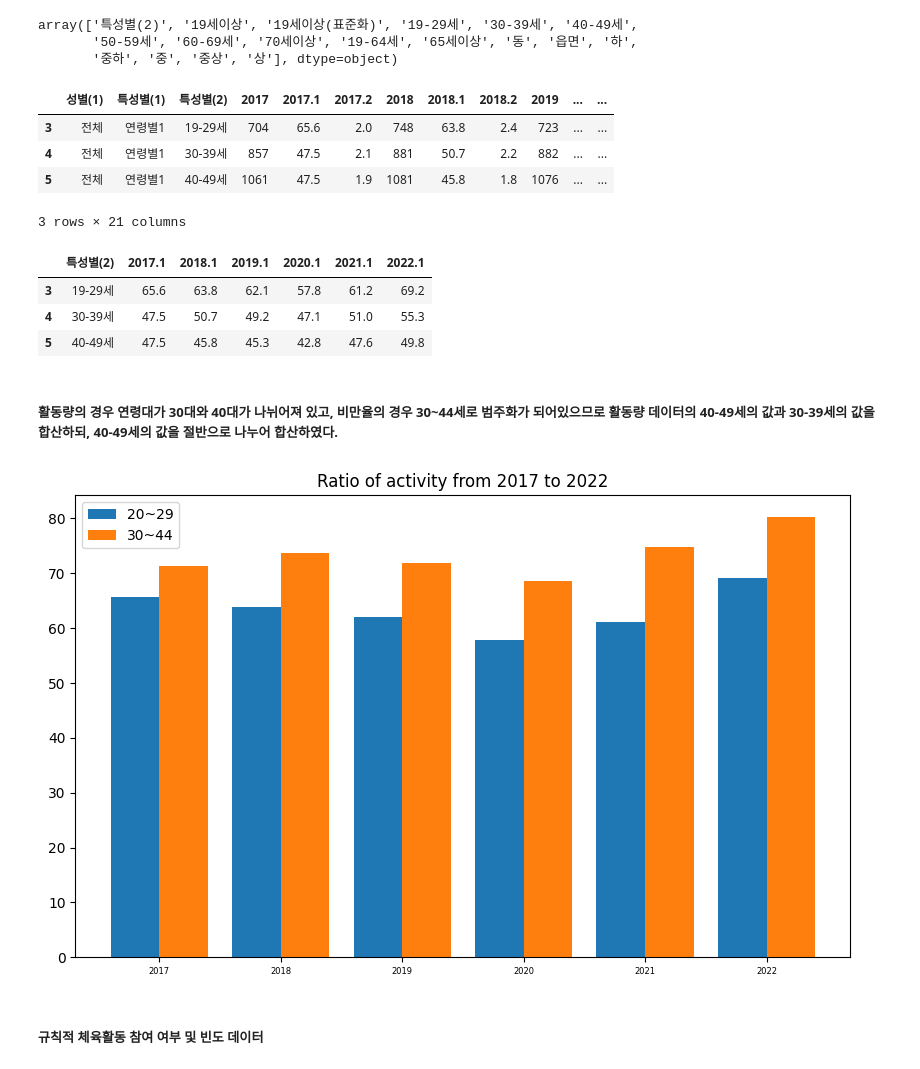
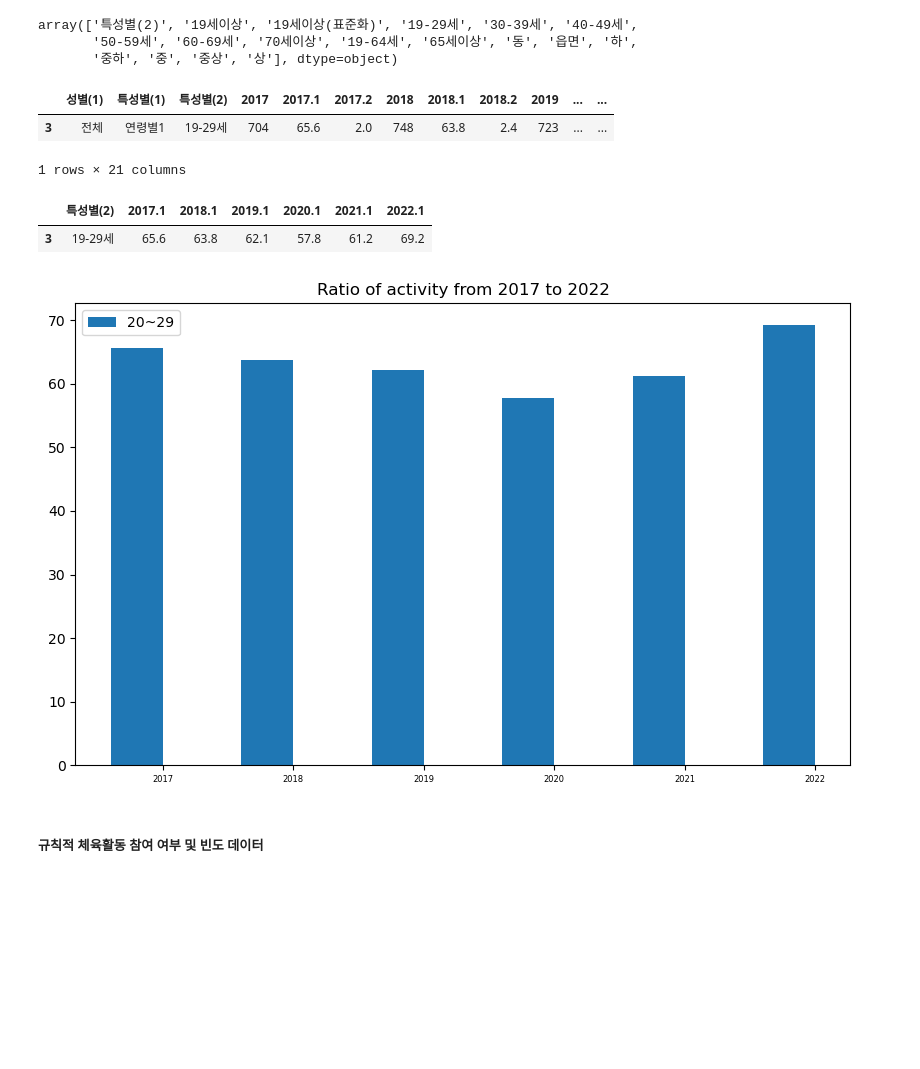
Before and after one commit to gni29/quiet_I, a Jupyter notebook: fat.ipynb, the cells around one changed output. Saved outputs shown, nothing was run; the diff lists cells and outputs as text; code cells hidden in the pictures; blank space fills up the shorter version.

```diff
--- a/fat.ipynb
+++ b/fat.ipynb
@@ -28,7 +28,7 @@ Index(['구분별(1)', '구분별(2)', '구분별(3)', '2009', '2009.1', '2009.2
 # %% [markdown]
 #### 연령대가 19세에서 44세까지의 비만율 데이터만 선택하여 비교
 # %%
-df_target = df[(df["구분별(3)"]=="19~29세") | (df["구분별(3)"]=="30~44세")]
+df_target = df[(df["구분별(3)"]=="19~29세")]
 target_col = ["2017","2018","2019","2020","2021","2022"]
 df_target = df_target[target_col]
 # %% [markdown]
@@ -86,7 +98,7 @@ plt.show()
 # %% [markdown]
 ##### 유산소 신체활동 실천율 추이
 # %%
-activity = pd.read_csv("data\유산소_신체활동_실천율_추이_20241223161235.csv",encoding="cp949")
+activity = pd.read_csv("data/유산소_신체활동_실천율_추이_20241223161235.csv",encoding="cp949")
 activity.info()
 # %% [output]
 <class 'pandas.core.frame.DataFrame'>
@@ -123,40 +135,32 @@ array(['특성별(2)', '19세이상', '19세이상(표준화)', '19-29세', '30-
        '50-59세', '60-69세', '70세이상', '19-64세', '65세이상', '동', '읍면', '하',
        '중하', '중', '중상', '상'], dtype=object)
 # %%
-activity_pr = activity[(activity["특성별(2)"]=="19-29세") | (activity["특성별(2)"]=="30-39세") | (activity["특성별(2)"]=="40-49세")]
+activity_pr = activity[(activity["특성별(2)"]=="19-29세")]
 activity_pr = activity_pr[activity["성별(1)"]=="전체"]
 activity_pr
 # %% [output]
 |  | 성별(1) | 특성별(1) | 특성별(2) | 2017 | 2017.1 | 2017.2 | 2018 | 2018.1 | 2018.2 | 2019 | ... | ... |
 | 3 | 전체 | 연령별1 | 19-29세 | 704 | 65.6 | 2.0 | 748 | 63.8 | 2.4 | 723 | ... | ... |
-| 4 | 전체 | 연령별1 | 30-39세 | 857 | 47.5 | 2.1 | 881 | 50.7 | 2.2 | 882 | ... | ... |
-| 5 | 전체 | 연령별1 | 40-49세 | 1061 | 47.5 | 1.9 | 1081 | 45.8 | 1.8 | 1076 | ... | ... |
-3 rows × 21 columns
+1 rows × 21 columns
 # %%
 activity_pr = activity_pr[["특성별(2)","2017.1","2018.1","2019.1","2020.1","2021.1","2022.1"]]
 activity_pr
 # %% [output]
 |  | 특성별(2) | 2017.1 | 2018.1 | 2019.1 | 2020.1 | 2021.1 | 2022.1 |
 | 3 | 19-29세 | 65.6 | 63.8 | 62.1 | 57.8 | 61.2 | 69.2 |
-| 4 | 30-39세 | 47.5 | 50.7 | 49.2 | 47.1 | 51.0 | 55.3 |
-| 5 | 40-49세 | 47.5 | 45.8 | 45.3 | 42.8 | 47.6 | 49.8 |
-# %% [markdown]
-##### 활동량의 경우 연령대가 30대와 40대가 나뉘어져 있고, 비만율의 경우 30~44세로 범주화가 되어있으므로 활동량 데이터의 40-49세의 값과 30-39세의 값을 합산하되, 40-49세의 값을 절반으로 나누어 합산하였다.
 # %%
 x = np.arange(len(df_target.columns))  # 막대의 x좌표
 y1 = activity_pr.iloc[0, 1:].values.astype("float")       # 첫 번째 데이터 세트
-y2 = activity_pr.iloc[1, 1:].values.astype("float")+(activity_pr.iloc[2, 1:].values.astype("float"))/2
 width = 0.4
 plt.figure(figsize= (10,6))
 plt.bar(x - width/2, y1, width=width, label="20~29")
-plt.bar(x + width/2, y2, width=width, label="30~44")
 plt.ylim(0,None)
 plt.xticks(x, df_target.columns, fontsize = 6)
 plt.title("Ratio of activity from 2017 to 2022")
 plt.legend()
 plt.show()
 # %% [output]
-[figure, old version]
+[figure, new version]
 # %% [markdown]
 ##### 규칙적 체육활동 참여 여부 및 빈도 데이터
 # %%
```
Also changed, not shown: parts of 50 cells of this notebook, 17 other files.
